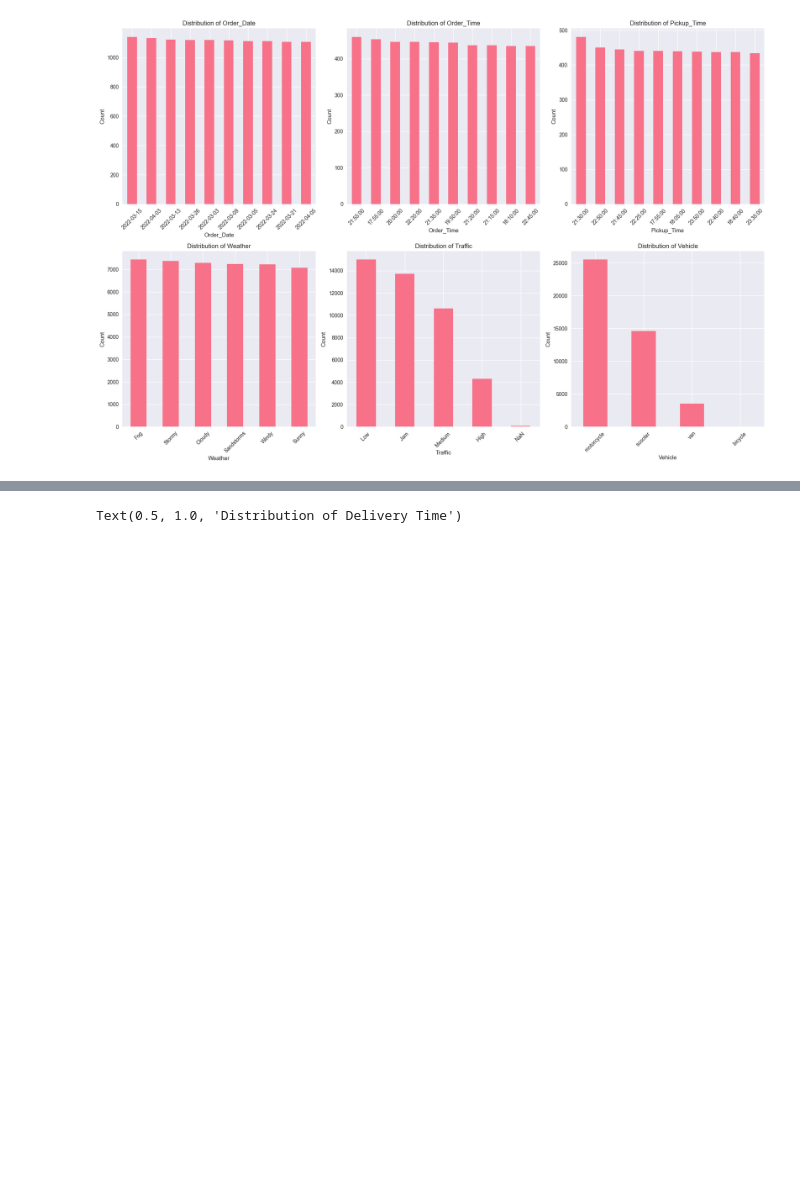
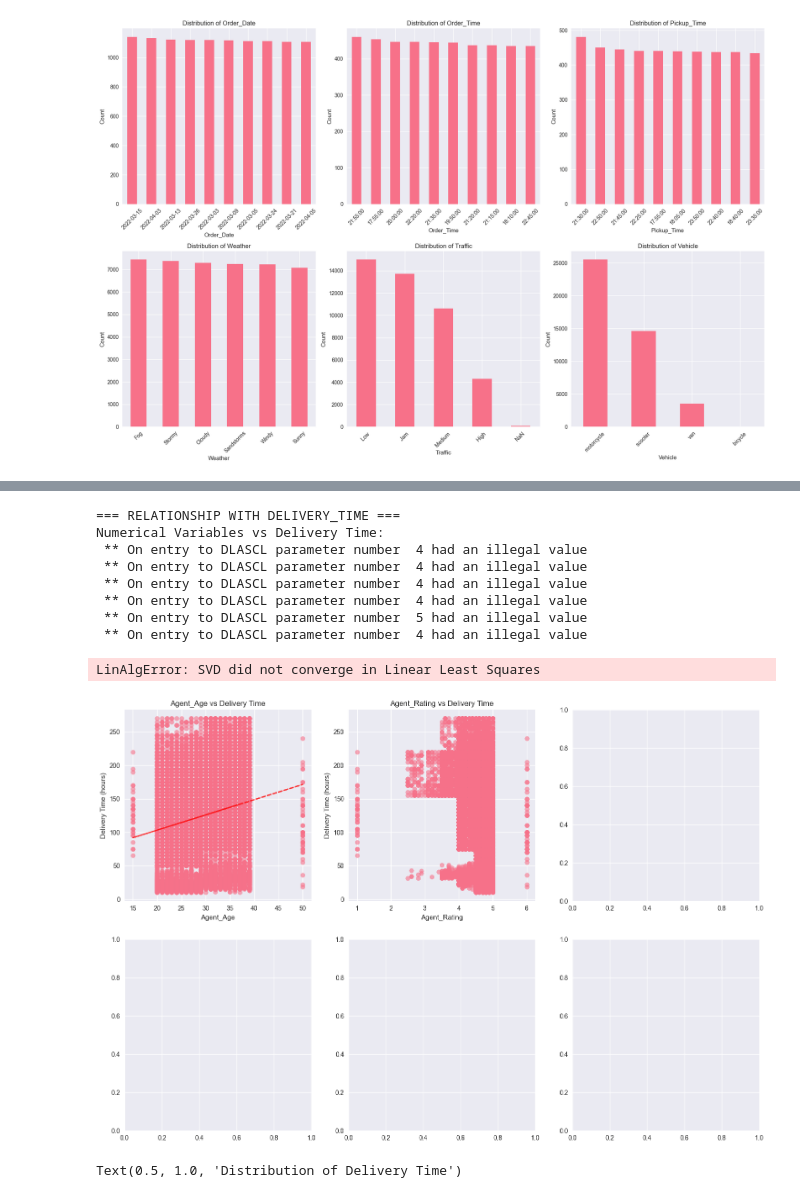
Before and after one commit to neha-dhananju/AmazonDeliveryTimePrediction, a Jupyter notebook: notebooks/EDA.ipynb, the cells around one changed output, grey strips where cells are left out. Drawn from its saved outputs; the diff is of its cells as text; code cells hidden in the pictures; blank space fills up the shorter version.

```diff
--- a/notebooks/EDA.ipynb
+++ b/notebooks/EDA.ipynb
@@ -282,0 +305,12 @@ Number of unique values: 16
+# %%
+# 2. Check for constant columns
+print("\n2. Checking for constant columns...")
+constant_cols = []
+for col in numerical_cols:
+    if data[col].nunique() == 1:
+        constant_cols.append(col)
+        print(f"    {col} is constant (only one value)")
+
+if constant_cols:
+    print(f"   Consider removing: {constant_cols}")
+print(f" Constant columns are : {constant_cols}")
@@ -283,3 +455,61 @@ Number of unique values: 16
+# %%
+print("=== RELATIONSHIP WITH DELIVERY_TIME ===")
+
+# Numerical variables vs Delivery_Time
+print("Numerical Variables vs Delivery Time:")
+fig, axes = plt.subplots(2, 3, figsize=(18, 12))
+axes = axes.ravel()
+
+numerical_without_target = [col for col in numerical_cols if col != 'Delivery_Time']
+for i, col in enumerate(numerical_without_target):
+    if i < 6:
+        axes[i].scatter(data[col], data['Delivery_Time'], alpha=0.6)
+        axes[i].set_xlabel(col)
+        axes[i].set_ylabel('Delivery Time (hours)')
+        axes[i].set_title(f'{col} vs Delivery Time')
+
+        # Add trend line
+        z = np.polyfit(data[col], data['Delivery_Time'], 1)
+        p = np.poly1d(z)
+        axes[i].plot(data[col], p(data[col]), "r--", alpha=0.8)
+
+plt.tight_layout()
+plt.show()
+
+# Categorical variables vs Delivery_Time
+print("Categorical Variables vs Delivery Time:")
+fig, axes = plt.subplots(2, 3, figsize=(18, 12))
+axes = axes.ravel()
+
+for i, col in enumerate(categorical_cols):
+    if i < 6:
+        category_means = data.groupby(col)['Delivery_Time'].mean().sort_values(ascending=False)
+
+        bars = axes[i].bar(range(len(category_means)), category_means.values)
+        axes[i].set_xlabel(col)
+        axes[i].set_ylabel('Average Delivery Time (hours)')
+        axes[i].set_title(f'Avg Delivery Time by {col}')
+        axes[i].set_xticks(range(len(category_means)))
+        axes[i].set_xticklabels(category_means.index, rotation=45)
+
+        # Add value labels on bars
+        for bar, value in zip(bars, category_means.values):
+            axes[i].text(bar.get_x() + bar.get_width()/2, bar.get_height() + 0.1,
+                        f'{value:.2f}', ha='center', va='bottom', fontsize=9)
+
+plt.tight_layout()
+plt.show()
+# %% [output]
+=== RELATIONSHIP WITH DELIVERY_TIME ===
+Numerical Variables vs Delivery Time:
+ ** On entry to DLASCL parameter number  4 had an illegal value
+ ** On entry to DLASCL parameter number  4 had an illegal value
+ ** On entry to DLASCL parameter number  4 had an illegal value
+ ** On entry to DLASCL parameter number  4 had an illegal value
+ ** On entry to DLASCL parameter number  5 had an illegal value
+ ** On entry to DLASCL parameter number  4 had an illegal value
+LinAlgError: SVD did not converge in Linear Least Squares
+[figure, added]
 # %%
 # Check target variable distribution
 import matplotlib.pyplot as plt
```
Also changed, not shown: parts of 9 cells of this notebook.
